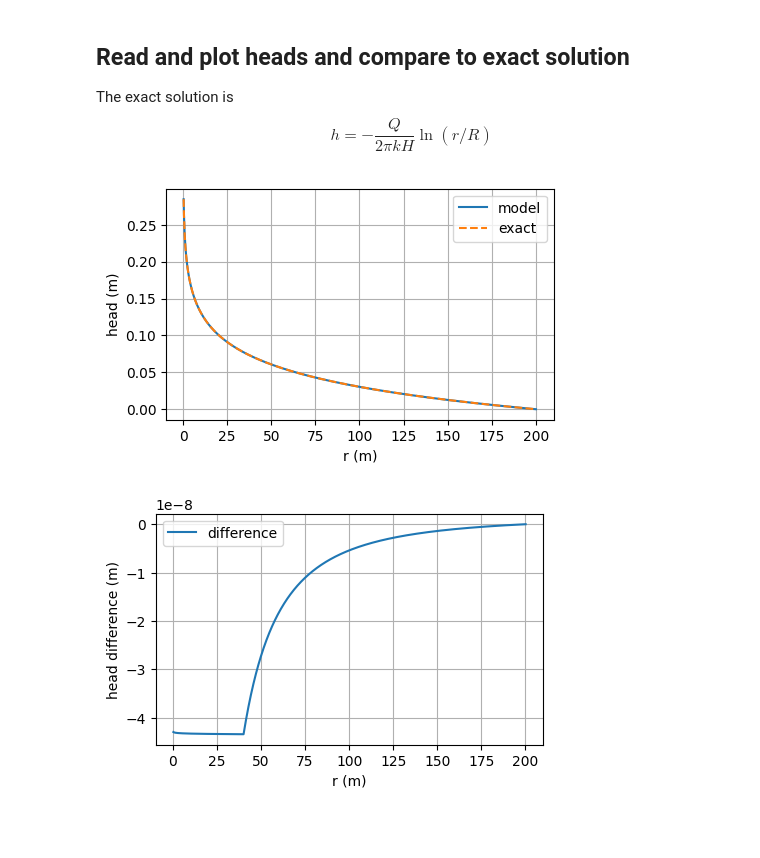
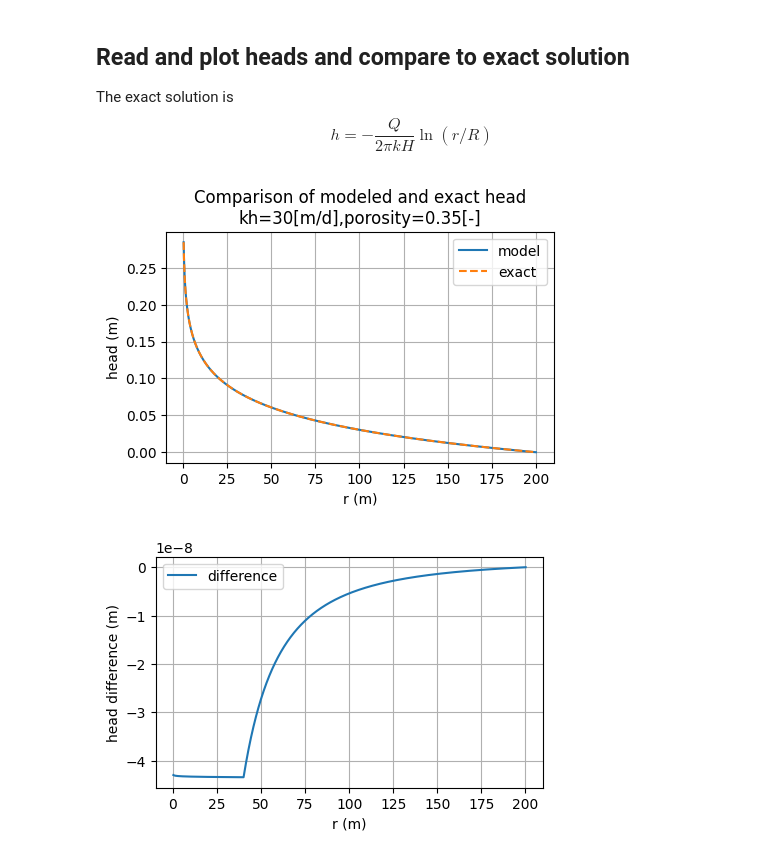
Before and after one commit to Daafip/design-ASR-CEGM2006, a Jupyter notebook: Model/changes_injection_scheme.ipynb, the cells around one changed output. Drawn from its saved outputs; the diff is of its cells as text; code cells hidden in the pictures; blank space fills up the shorter version.

```diff
--- a/Model/changes_injection_scheme.ipynb
+++ b/Model/changes_injection_scheme.ipynb
@@ -86,7 +88,7 @@ delt = 0.1 # time step, d
 nstepout = round(tout / delt) # computed number of steps during extraction, integer
 
 # model name and workspace
-modelname = 'modelrad_inj' # name of model
+modelname = 'modelrad_inj3' # name of model
 assert len(modelname) < 16
 gwfname = modelname + 'f' # name of flow model
 gwtname = modelname + 't' # name of transport model
@@ -276,13 +278,15 @@ head = hds.get_alldata().squeeze() # get the head data from the file
 # %%
 plt.plot(r, head[0], label='model')
 hexact = -Q_in / (2 * np.pi * k * H) * np.log(r / r[-1])
 plt.plot(r, hexact, '--', label='exact')
+plt.title(f'Comparison of modeled and exact head\nkh={k}[m/d],porosity={npor}[-]')
 plt.xlabel("r (m)")
 plt.ylabel("head (m)")
 plt.legend()
 plt.grid()
+plt.savefig(r'figures/Comparison of modeled and exact head.png',bbox_inches="tight")
 # %% [output]
-[figure, old version]
+[figure, new version]
 # %%
 plt.plot(r, head[0] - hexact,label="difference")
 plt.xlabel("r (m)")
```
Also changed, not shown: parts of 7 cells of this notebook, 42 other files.
